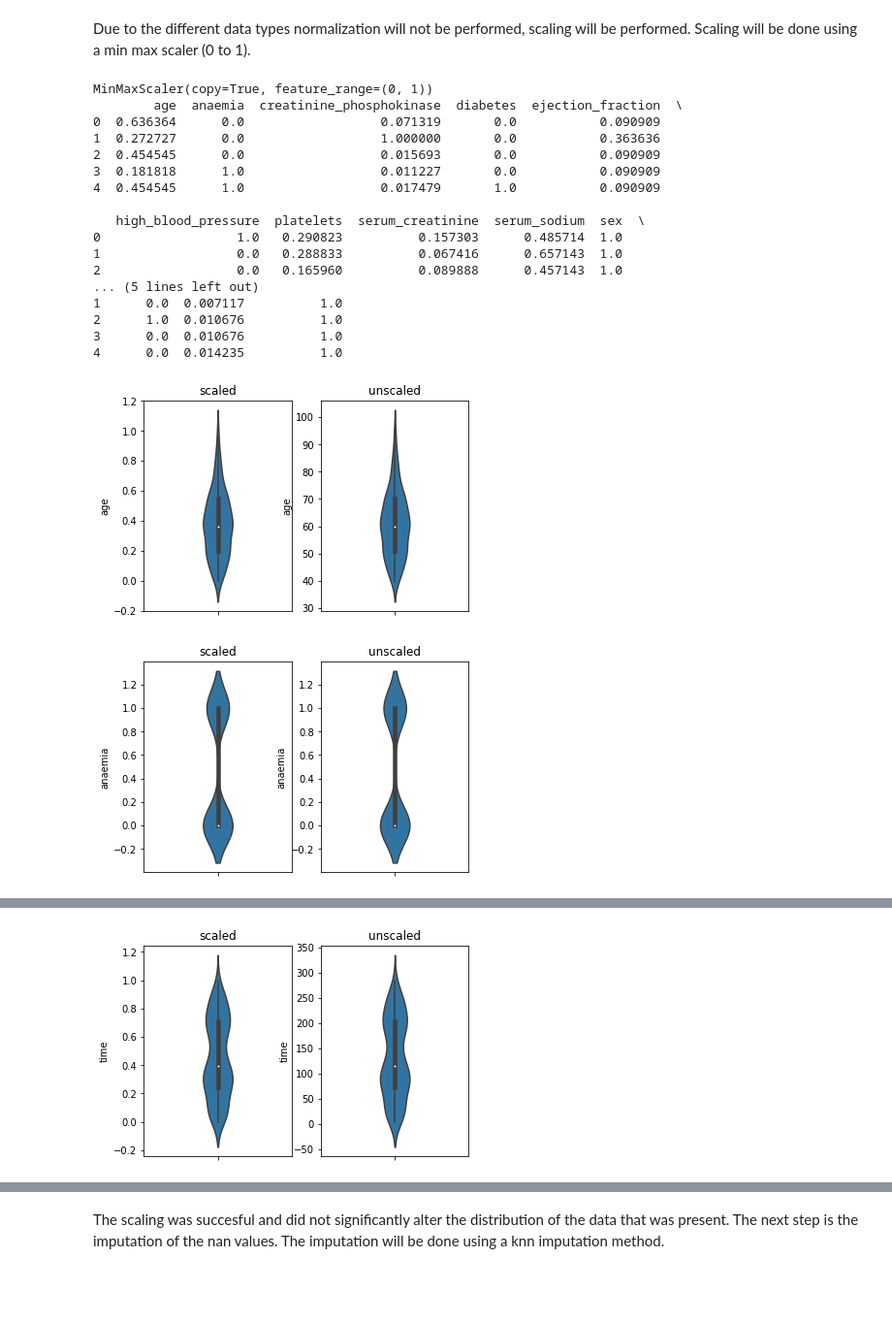
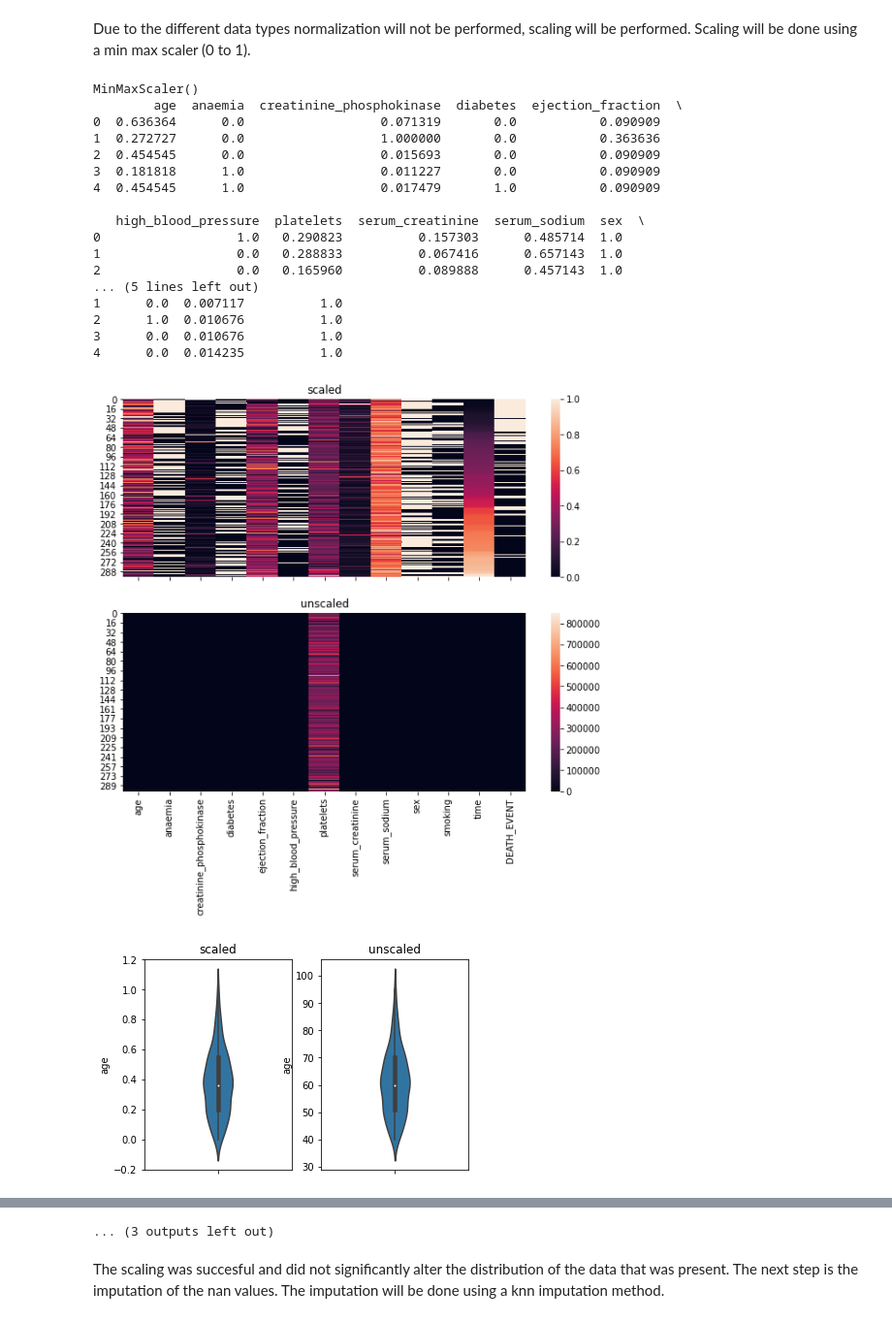
Before and after one commit to Seditoir/MSB1015-Scientific-programming, a Jupyter notebook: code/General.ipynb, the cells around one changed output, grey strips where cells are left out. Shown at 97% size. Cells and saved outputs as stored; diff of their text form; code cells hidden in the pictures; blank space fills up the shorter version.

Commit message:
0.4.1
added more plots to several steps

```diff
--- a/code/General.ipynb
+++ b/code/General.ipynb
@@ -173,33 +178,40 @@ print(scaler.fit(df))
 
 # using the min max scaler and then converting the numpy array back to a pandas array
 df_scaled = scaler.transform(df)
 df_scaled = pd.DataFrame(data=df_scaled, columns=df.columns.tolist())
 
 print(df_scaled.head())
 
+# heatmap
+
+fig,(ax1,ax2)= plt.subplots(nrows=2,figsize=(10,8),sharex=True)
+sns.heatmap(df,ax=ax2).set_title("unscaled")
+sns.heatmap(df_scaled,ax=ax1).set_title("scaled")
+
+
 # plots to confirm scaling
 
 for column in df_scaled :
        fig, (ax1, ax2) = plt.subplots(ncols=2)
        sns.violinplot(y=df_scaled[column],width= 0.2, ax=ax1).set_title("scaled")
        sns.violinplot(y=df[column],width= 0.2, ax=ax2).set_title("unscaled")
 # %% [output]
-MinMaxScaler(copy=True, feature_range=(0, 1))
+MinMaxScaler()
         age  anaemia  creatinine_phosphokinase  diabetes  ejection_fraction  \
 0  0.636364      0.0                  0.071319       0.0           0.090909
 1  0.272727      0.0                  1.000000       0.0           0.363636
 2  0.454545      0.0                  0.015693       0.0           0.090909
 3  0.181818      1.0                  0.011227       0.0           0.090909
 4  0.454545      1.0                  0.017479       1.0           0.090909
 
    high_blood_pressure  platelets  serum_creatinine  serum_sodium  sex  \
 0                  1.0   0.290823          0.157303      0.485714  1.0
 1                  0.0   0.288833          0.067416      0.657143  1.0
 2                  0.0   0.165960          0.089888      0.457143  1.0
 ... (5 lines left out)
 1      0.0  0.007117          1.0
 2      1.0  0.010676          1.0
 3      0.0  0.010676          1.0
 4      0.0  0.014235          1.0
-[figure, old version]
+[figure, new version]
-[figure, old version]
+[figure, new version]
@@ -215 +226,0 @@ MinMaxScaler(copy=True, feature_range=(0, 1))
-[figure, removed]
@@ -217,3 +227,4 @@ MinMaxScaler(copy=True, feature_range=(0, 1))
+... (3 outputs left out)
 # %% [markdown]
 The scaling was succesful and did not significantly alter the distribution of the data that was present. The next step is the imputation of the nan values. The imputation will be done using a knn imputation method.
 # %%
```
Also changed, not shown: parts of 3 cells of this notebook.
